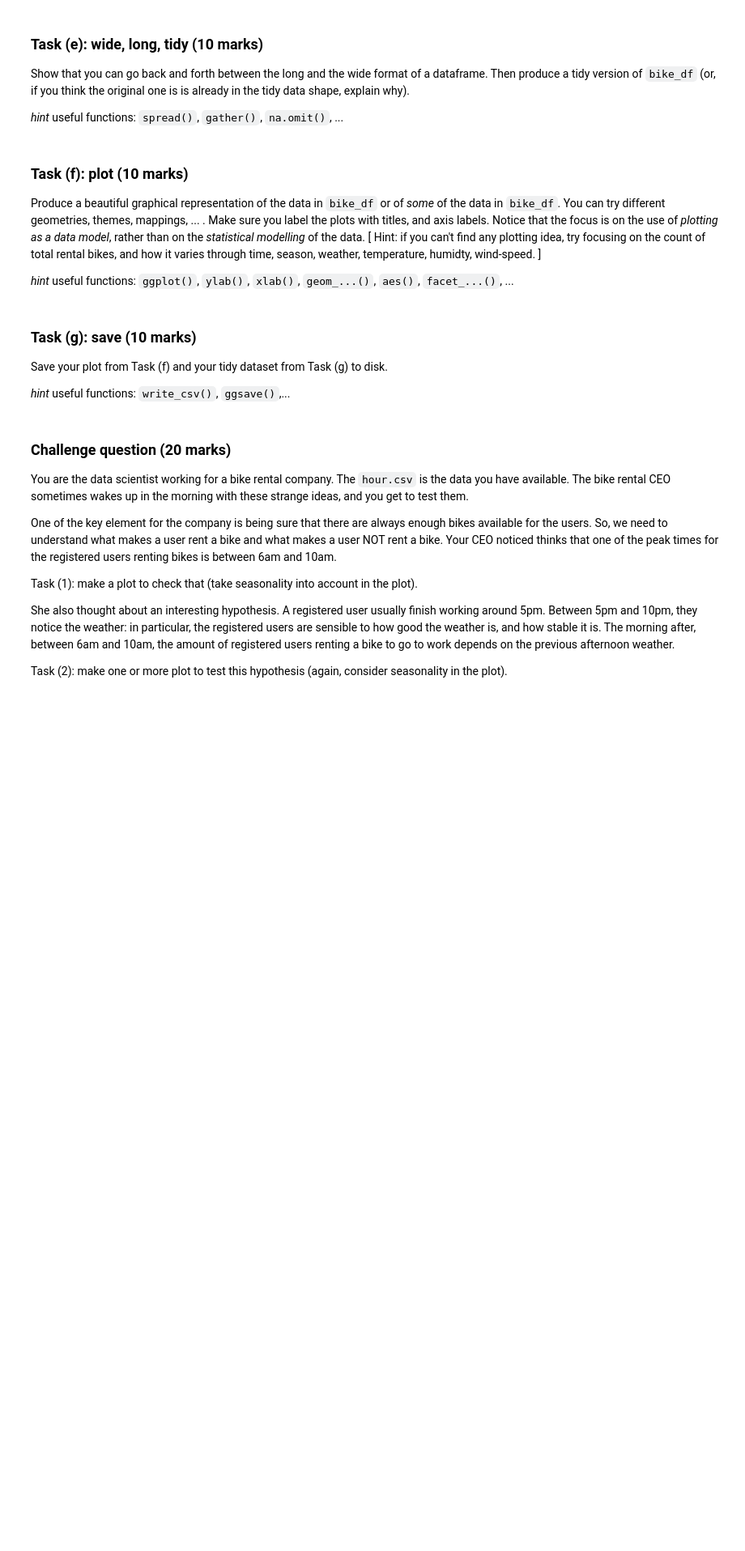
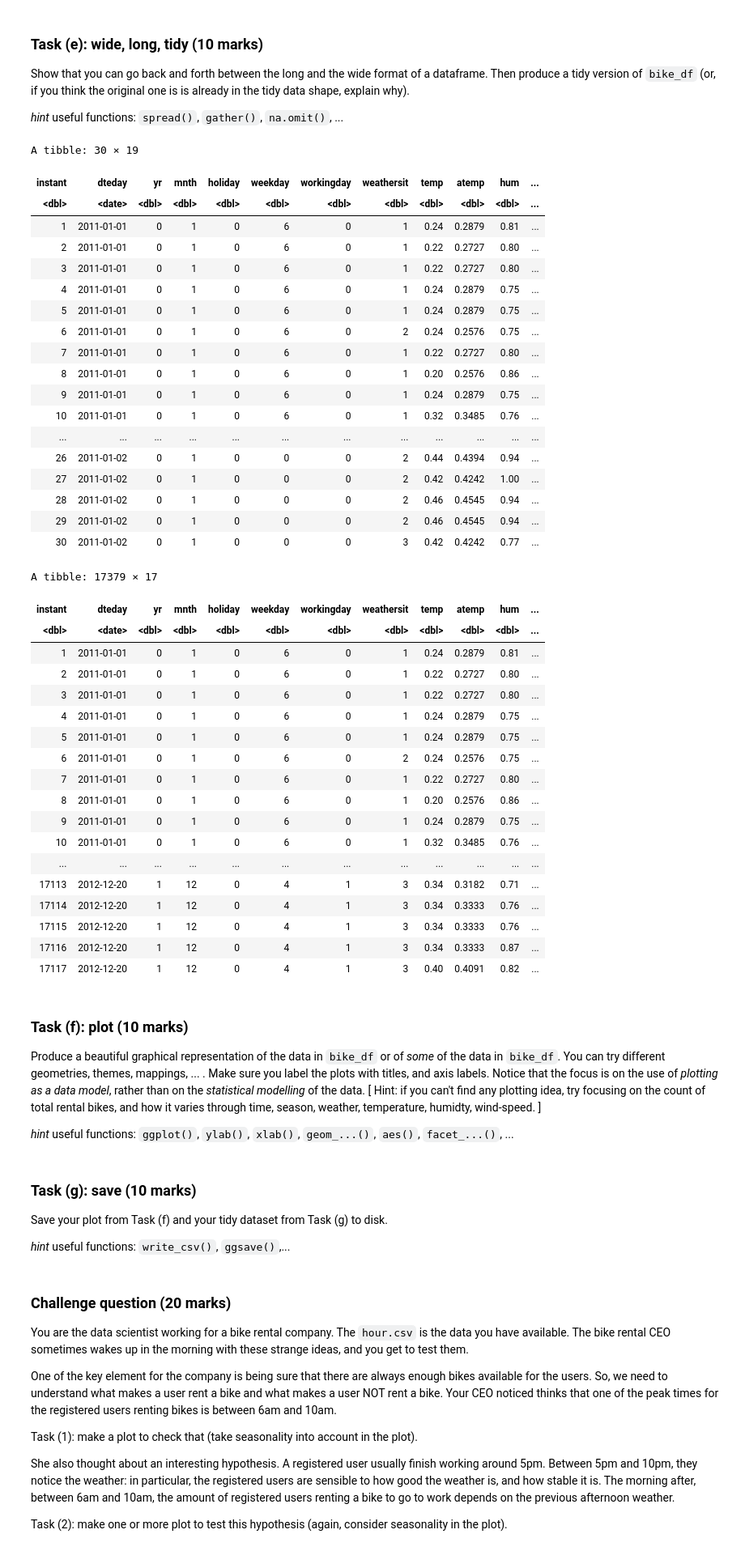
Before and after one commit to rni34/Jupyter_lab, a Jupyter notebook: Downloads/assignment1/DATA201_Assignment1_R.ipynb, the cells around one changed output. Shown at 81% size. Saved outputs shown, nothing was run; the diff lists cells and outputs as text; code cells hidden in the pictures; blank space fills up the shorter version.

```diff
--- a/Downloads/assignment1/DATA201_Assignment1_R.ipynb
+++ b/Downloads/assignment1/DATA201_Assignment1_R.ipynb
@@ -242,3 +326,57 @@ _hint_ useful functions: `spread()`, `gather()`, `na.omit()`, ...
+# %%
+wide <- bike_df %>% spread(key = season, value = hr)
+
+wide %>%
+head(30)
+# spread season with value of hr in it.
+
+wide %>%
+gather(key = season, value = hr, 16:19)%>%
+na.omit()
+# gather the season 1 2 3 4 and make column called season.
+
+#skim()%>%
+#kable()
+#check if there is 4 seasons and 0 to 23 as hr.
+# %% [output]
+A tibble: 30 × 19
+| instant | dteday | yr | mnth | holiday | weekday | workingday | weathersit | temp | atemp | hum | ... |
+| <dbl> | <date> | <dbl> | <dbl> | <dbl> | <dbl> | <dbl> | <dbl> | <dbl> | <dbl> | <dbl> | ... |
+| 1 | 2011-01-01 | 0 | 1 | 0 | 6 | 0 | 1 | 0.24 | 0.2879 | 0.81 | ... |
+| 2 | 2011-01-01 | 0 | 1 | 0 | 6 | 0 | 1 | 0.22 | 0.2727 | 0.80 | ... |
+| 3 | 2011-01-01 | 0 | 1 | 0 | 6 | 0 | 1 | 0.22 | 0.2727 | 0.80 | ... |
+| 4 | 2011-01-01 | 0 | 1 | 0 | 6 | 0 | 1 | 0.24 | 0.2879 | 0.75 | ... |
+| 5 | 2011-01-01 | 0 | 1 | 0 | 6 | 0 | 1 | 0.24 | 0.2879 | 0.75 | ... |
+| 6 | 2011-01-01 | 0 | 1 | 0 | 6 | 0 | 2 | 0.24 | 0.2576 | 0.75 | ... |
+| 7 | 2011-01-01 | 0 | 1 | 0 | 6 | 0 | 1 | 0.22 | 0.2727 | 0.80 | ... |
+| 8 | 2011-01-01 | 0 | 1 | 0 | 6 | 0 | 1 | 0.20 | 0.2576 | 0.86 | ... |
+| 9 | 2011-01-01 | 0 | 1 | 0 | 6 | 0 | 1 | 0.24 | 0.2879 | 0.75 | ... |
+| 10 | 2011-01-01 | 0 | 1 | 0 | 6 | 0 | 1 | 0.32 | 0.3485 | 0.76 | ... |
+| ... | ... | ... | ... | ... | ... | ... | ... | ... | ... | ... | ... |
+| 26 | 2011-01-02 | 0 | 1 | 0 | 0 | 0 | 2 | 0.44 | 0.4394 | 0.94 | ... |
+| 27 | 2011-01-02 | 0 | 1 | 0 | 0 | 0 | 2 | 0.42 | 0.4242 | 1.00 | ... |
+| 28 | 2011-01-02 | 0 | 1 | 0 | 0 | 0 | 2 | 0.46 | 0.4545 | 0.94 | ... |
+| 29 | 2011-01-02 | 0 | 1 | 0 | 0 | 0 | 2 | 0.46 | 0.4545 | 0.94 | ... |
+| 30 | 2011-01-02 | 0 | 1 | 0 | 0 | 0 | 3 | 0.42 | 0.4242 | 0.77 | ... |
+A tibble: 17379 × 17
+| instant | dteday | yr | mnth | holiday | weekday | workingday | weathersit | temp | atemp | hum | ... |
+| <dbl> | <date> | <dbl> | <dbl> | <dbl> | <dbl> | <dbl> | <dbl> | <dbl> | <dbl> | <dbl> | ... |
+| 1 | 2011-01-01 | 0 | 1 | 0 | 6 | 0 | 1 | 0.24 | 0.2879 | 0.81 | ... |
+| 2 | 2011-01-01 | 0 | 1 | 0 | 6 | 0 | 1 | 0.22 | 0.2727 | 0.80 | ... |
+| 3 | 2011-01-01 | 0 | 1 | 0 | 6 | 0 | 1 | 0.22 | 0.2727 | 0.80 | ... |
+| 4 | 2011-01-01 | 0 | 1 | 0 | 6 | 0 | 1 | 0.24 | 0.2879 | 0.75 | ... |
+| 5 | 2011-01-01 | 0 | 1 | 0 | 6 | 0 | 1 | 0.24 | 0.2879 | 0.75 | ... |
+| 6 | 2011-01-01 | 0 | 1 | 0 | 6 | 0 | 2 | 0.24 | 0.2576 | 0.75 | ... |
+| 7 | 2011-01-01 | 0 | 1 | 0 | 6 | 0 | 1 | 0.22 | 0.2727 | 0.80 | ... |
+| 8 | 2011-01-01 | 0 | 1 | 0 | 6 | 0 | 1 | 0.20 | 0.2576 | 0.86 | ... |
+| 9 | 2011-01-01 | 0 | 1 | 0 | 6 | 0 | 1 | 0.24 | 0.2879 | 0.75 | ... |
+| 10 | 2011-01-01 | 0 | 1 | 0 | 6 | 0 | 1 | 0.32 | 0.3485 | 0.76 | ... |
+| ... | ... | ... | ... | ... | ... | ... | ... | ... | ... | ... | ... |
+| 17113 | 2012-12-20 | 1 | 12 | 0 | 4 | 1 | 3 | 0.34 | 0.3182 | 0.71 | ... |
+| 17114 | 2012-12-20 | 1 | 12 | 0 | 4 | 1 | 3 | 0.34 | 0.3333 | 0.76 | ... |
+| 17115 | 2012-12-20 | 1 | 12 | 0 | 4 | 1 | 3 | 0.34 | 0.3333 | 0.76 | ... |
+| 17116 | 2012-12-20 | 1 | 12 | 0 | 4 | 1 | 3 | 0.34 | 0.3333 | 0.87 | ... |
+| 17117 | 2012-12-20 | 1 | 12 | 0 | 4 | 1 | 3 | 0.40 | 0.4091 | 0.82 | ... |
 # %% [markdown]
 ### Task (f): plot (10 marks)
 
```
Also changed, not shown: parts of 18 cells of this notebook.
